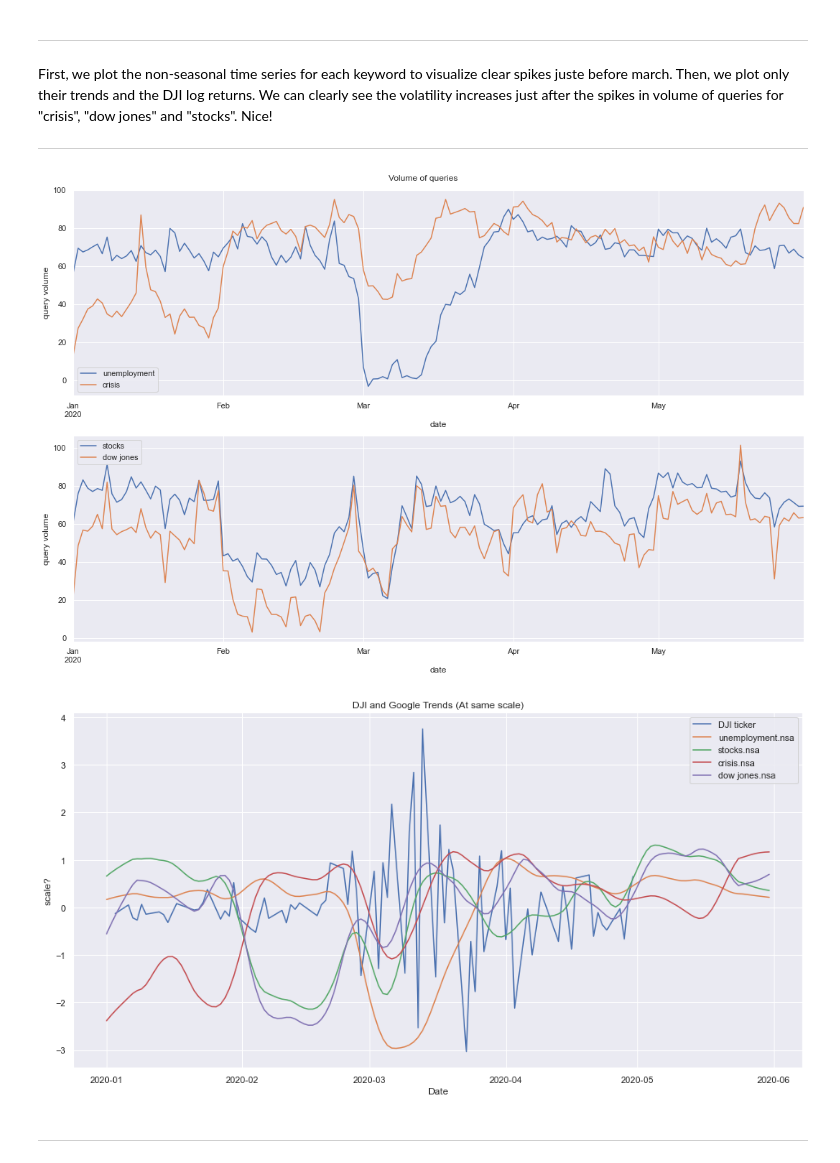
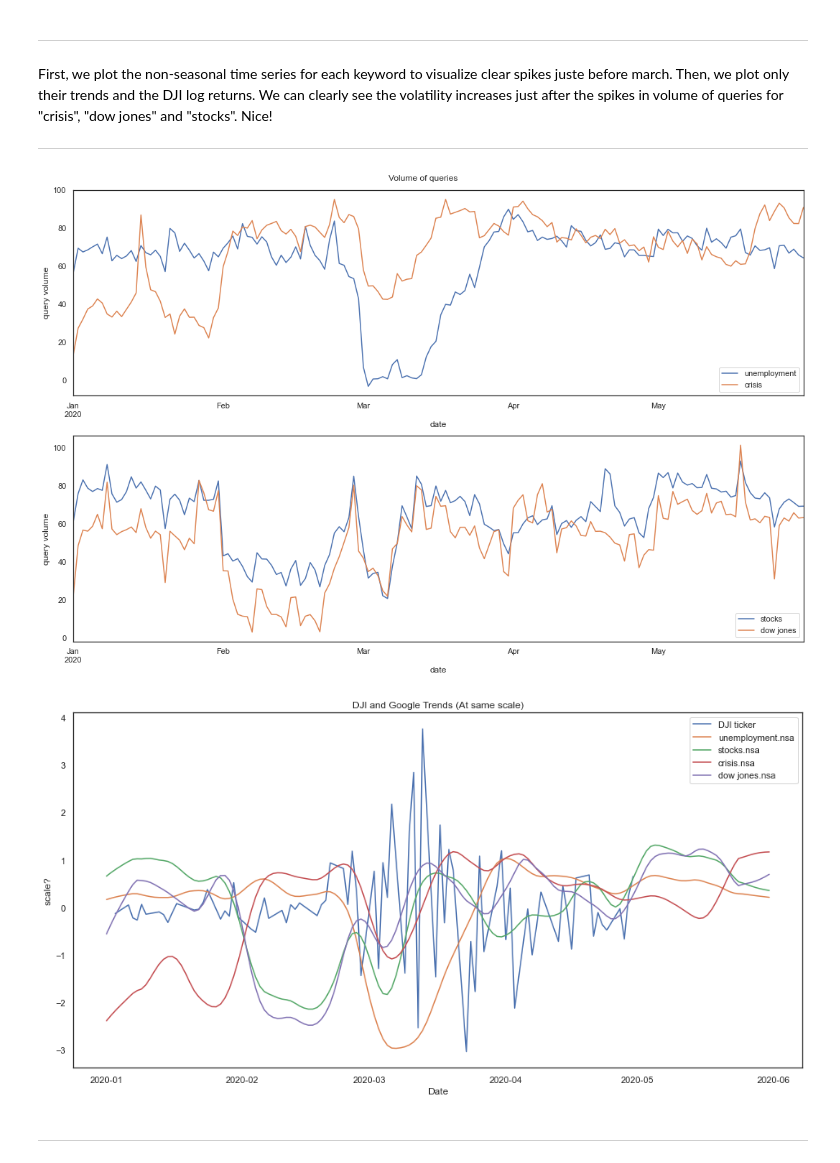
Before and after one commit to epfl-ada/ada-2020-project-milestone-p3-p3_adanas, a Jupyter notebook: creative_extension.ipynb, the cells around one changed output. Cells and saved outputs as stored; diff of their text form; code cells hidden in the pictures.

```diff
--- a/creative_extension.ipynb
+++ b/creative_extension.ipynb
@@ -8,7 +6,9 @@ from pandas_datareader import data as pdr
 from datetime import date, datetime
 import numpy as np
 import matplotlib.pyplot as plt
+import matplotlib.style as style
 import seaborn as sns
-sns.set_theme(style="darkgrid")
+sns.set_theme(style='white')
+#style.use('seaborn-deep')
 
 %matplotlib inline
@@ -399,23 +397,23 @@ First, we plot the non-seasonal time series for each keyword to visualize clear
 # %%
 # Visualizing the non seasonal Google queries
 fig, axs = plt.subplots(2,figsize=(15,10))
 
 for ind, keyword in enumerate(keywords):
     if ind % 2 == 0:
         g_trends_daily[keyword+'.nsa'].plot(ax=axs[0], label=keyword)
-        axs[0].legend(loc='best')
+        axs[0].legend(loc='lower right')
         axs[0].set_ylabel("query volume")
     else:
         g_trends_daily[keyword+'.nsa'].plot(ax=axs[1], label=keyword)
-        axs[1].legend(loc='best')
+        axs[1].legend(loc='lower right')
         axs[1].set_ylabel("query volume")
 
 fig.suptitle("Volume of queries")
 fig.tight_layout()
-plt.savefig("volumeofqueries.png")
+SaveFig("volumeofqueries.png")
 plt.show()
 # %% [output]
-[figure, old version]
+[figure, new version]
 # %%
 from sklearn.preprocessing import scale
 
@@ -430,10 +428,10 @@ for keyword in keywords:
 ax.legend(loc='best')
 ax.set_xlabel('Date')
 ax.set_ylabel('scale?') # to change
-plt.savefig("Trends+DJI.png")
+SaveFig("Trends+DJI.png")
 plt.show()
 # %% [output]
-[figure, old version]
+[figure, new version]
 # %% [markdown]
 ---
 # %% [markdown]
```
Also changed, not shown: parts of 16 cells of this notebook, 16 other files.
